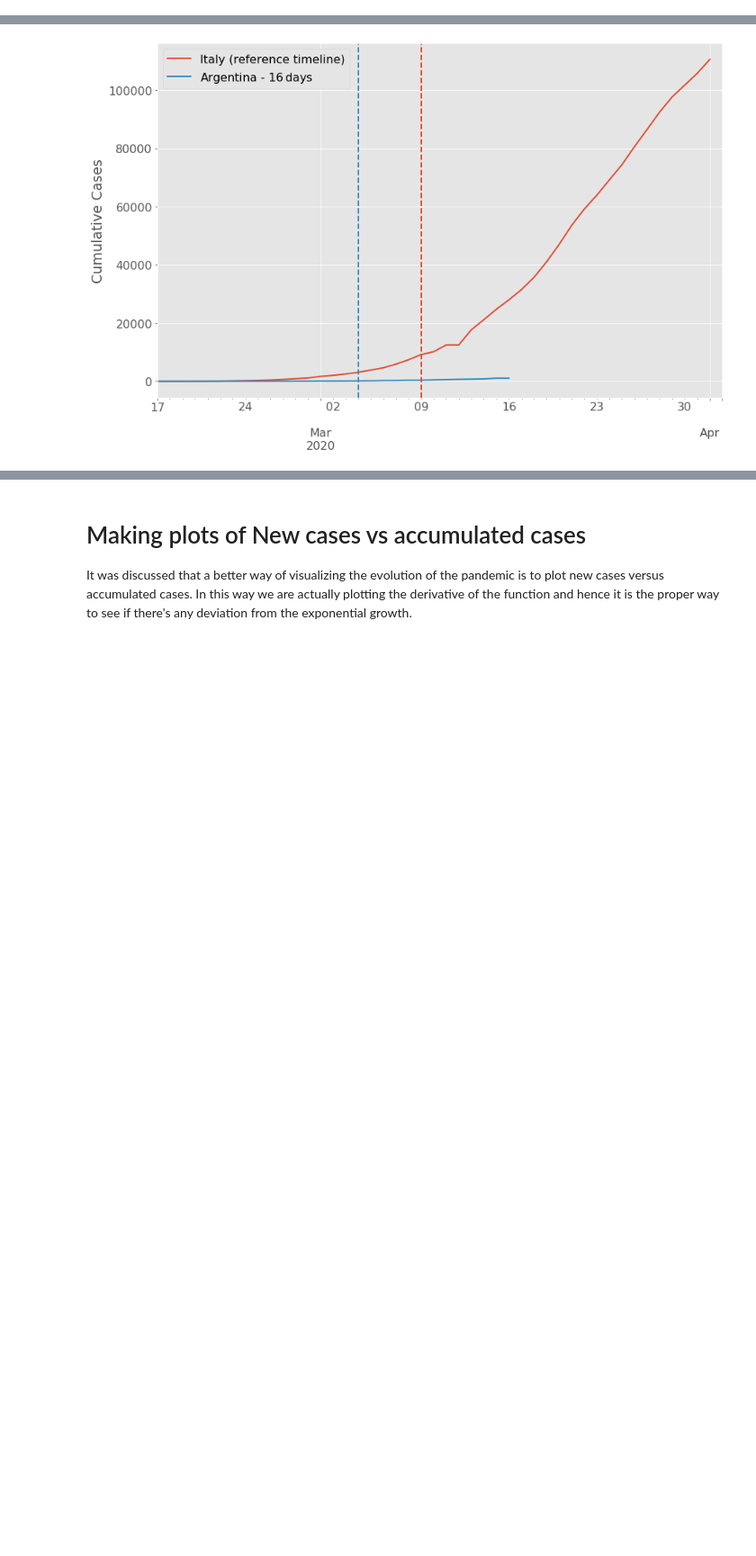
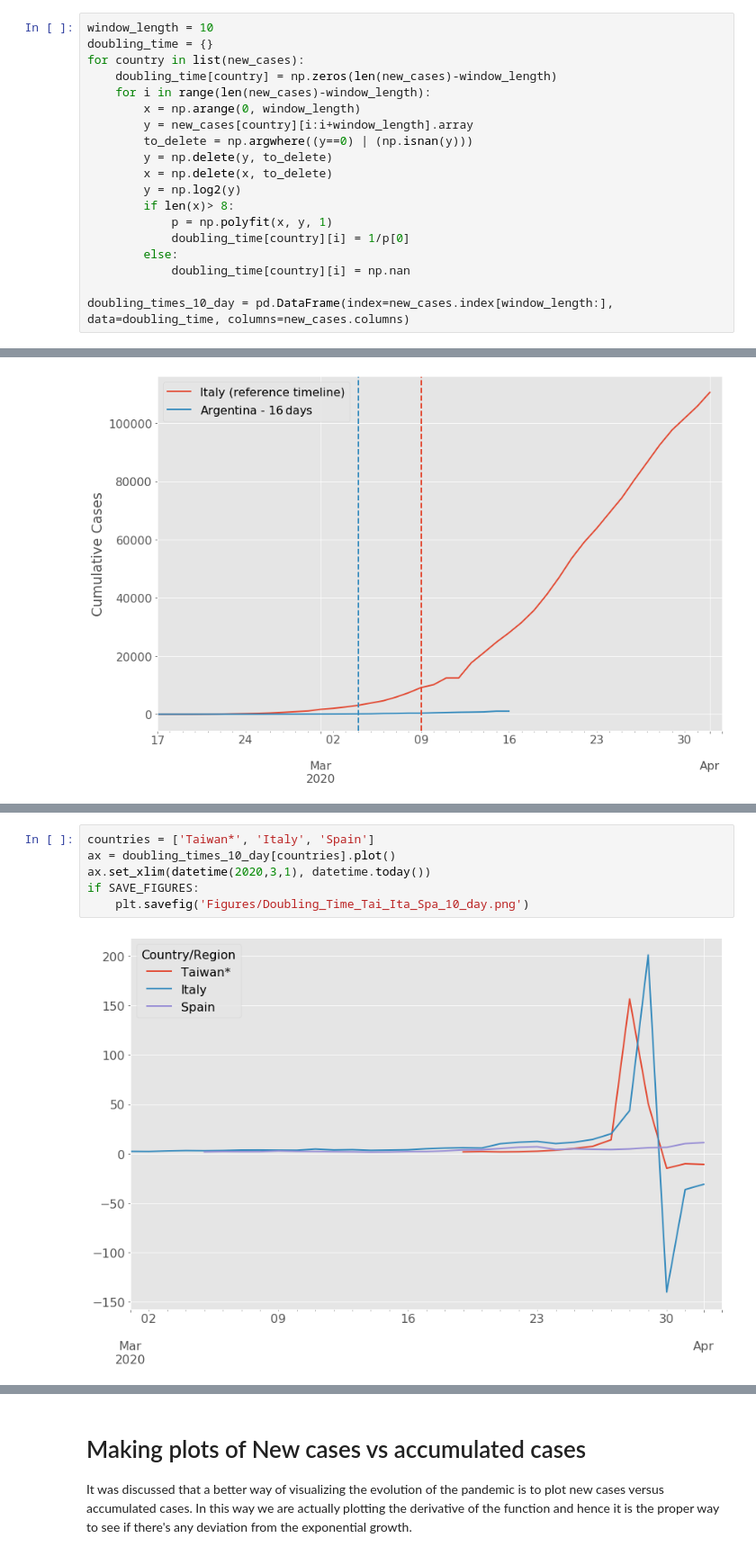
Before and after one commit to aquilesC/Covid-19-Jupyter-Notebook, a Jupyter notebook: Covid_Time_Series.ipynb, the cells around one changed output, grey strips where cells are left out. Shown at 90% size. Cells and saved outputs as stored; diff of their text form; blank space fills up the shorter version.

Commit message:
Added doubling times

```diff
--- a/Covid_Time_Series.ipynb
+++ b/Covid_Time_Series.ipynb
@@ -86,0 +94,19 @@ Let's see the information we have on China. Since we are plotting only one count
+# %%
+window_length = 10
+doubling_time = {}
+for country in list(new_cases):
+    doubling_time[country] = np.zeros(len(new_cases)-window_length)
+    for i in range(len(new_cases)-window_length):
+        x = np.arange(0, window_length)
+        y = new_cases[country][i:i+window_length].array
+        to_delete = np.argwhere((y==0) | (np.isnan(y)))
+        y = np.delete(y, to_delete)
+        x = np.delete(x, to_delete)
+        y = np.log2(y)
+        if len(x)> 8:
+            p = np.polyfit(x, y, 1)
+            doubling_time[country][i] = 1/p[0]
+        else:
+            doubling_time[country][i] = np.nan
+
+doubling_times_10_day = pd.DataFrame(index=new_cases.index[window_length:], data=doubling_time, columns=new_cases.columns)
@@ -307,0 +354,8 @@ Finally, let's print the list of available countries so we know what other data
+# %%
+countries = ['Taiwan*', 'Italy', 'Spain']
+ax = doubling_times_10_day[countries].plot()
+ax.set_xlim(datetime(2020,3,1), datetime.today())
+if SAVE_FIGURES:
+    plt.savefig('Figures/Doubling_Time_Tai_Ita_Spa_10_day.png')
+# %% [output]
+[figure, added]
```
Also changed, not shown: parts of 9 cells of this notebook, 5 other files.
